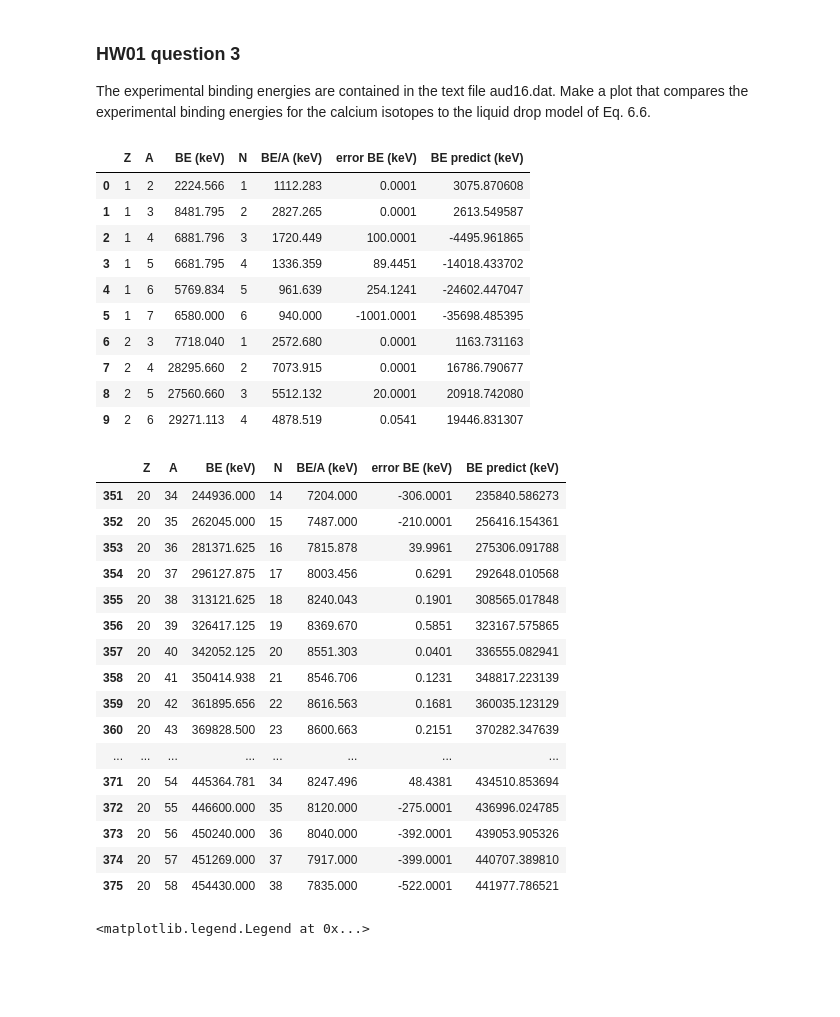
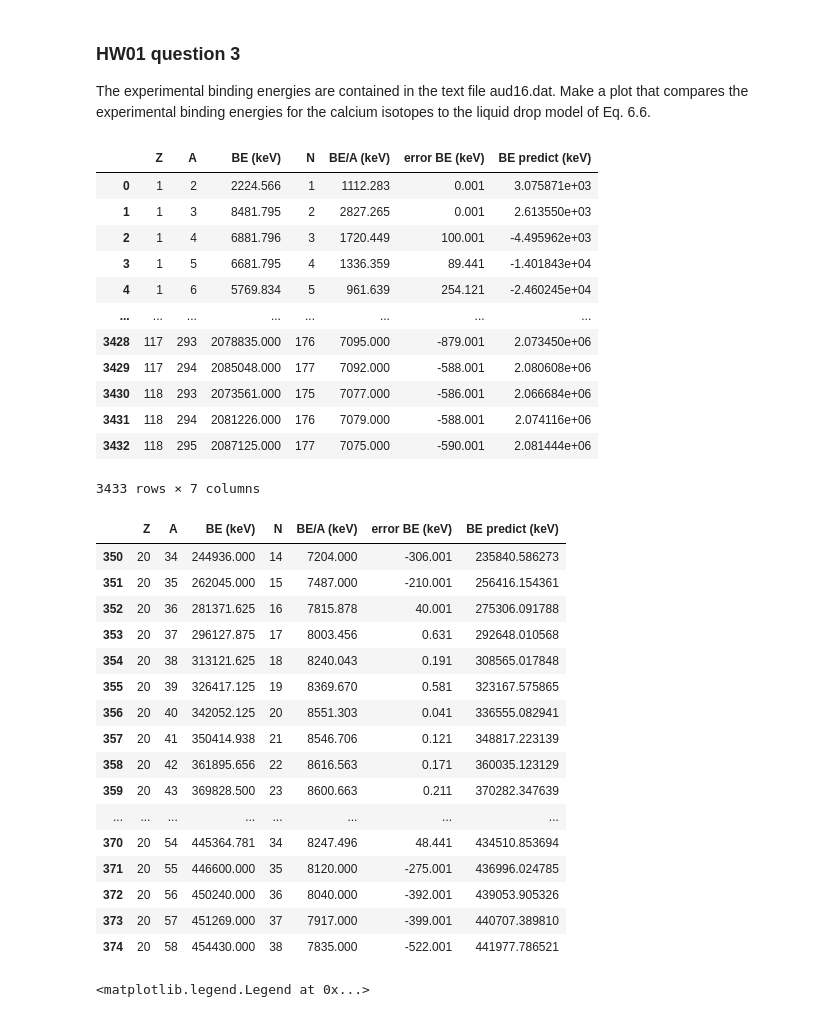
Before and after one commit to davis9ja/phy_981_nuclear_structure, a Jupyter notebook: hw01/hw01.ipynb, the cells around one changed output. Cells and saved outputs as stored; diff of their text form; code cells hidden in the pictures; blank space fills up the shorter version.

```diff
--- a/hw01/hw01.ipynb
+++ b/hw01/hw01.ipynb
@@ -19,58 +19,63 @@ liquid drop model of Eq. 6.6.
 # %%
 # load the text file aud16.csv into dataframe
 binding_df = pd.read_csv('aud16.csv')
 
 # combine error prefix and O columns
-binding_df['error BE (keV)'] = binding_df.apply(lambda row: "{:0.3f}{:d}".format(row['error prefix (keV)'], int(row['O'])),
+binding_df['error BE (keV)'] = binding_df.apply(lambda row: "{:0.2f}{:d}".format(row['error prefix (keV)'], int(row['O'])),
                                                 axis=1)
 binding_df['error BE (keV)'] = binding_df['error BE (keV)'].astype(float)
 
 # add row computing BE from liquid drop model, Eq 6.6
 binding_df['BE predict (keV)'] = binding_df.apply(lambda row:
                                                   15.49*1e3*row['A'] -
                                                   17.23*1e3*row['A']**(2/3) -
                                                   0.697*1e3*row['Z']**2/row['A']**(1/3) -
                                                   22.60*1e3*(row['N']-row['Z'])**2/row['A']
                                                   , axis=1)
 
 # drop the prefix and O column for clarity
 binding_df = binding_df.drop(columns=['error prefix (keV)', 'O'])
 
-binding_df.head(10)
+# drop the Z = 3, N = 200 row (neutron-saturated Li?)
+binding_df = binding_df.drop(24, axis=0).reset_index().drop(columns=['index'])
+
+binding_df
 # %% [output]
 |  | Z | A | BE (keV) | N | BE/A (keV) | error BE (keV) | BE predict (keV) |
-| 0 | 1 | 2 | 2224.566 | 1 | 1112.283 | 0.0001 | 3075.870608 |
-| 1 | 1 | 3 | 8481.795 | 2 | 2827.265 | 0.0001 | 2613.549587 |
-| 2 | 1 | 4 | 6881.796 | 3 | 1720.449 | 100.0001 | -4495.961865 |
-| 3 | 1 | 5 | 6681.795 | 4 | 1336.359 | 89.4451 | -14018.433702 |
-| 4 | 1 | 6 | 5769.834 | 5 | 961.639 | 254.1241 | -24602.447047 |
-| 5 | 1 | 7 | 6580.000 | 6 | 940.000 | -1001.0001 | -35698.485395 |
-| 6 | 2 | 3 | 7718.040 | 1 | 2572.680 | 0.0001 | 1163.731163 |
-| 7 | 2 | 4 | 28295.660 | 2 | 7073.915 | 0.0001 | 16786.790677 |
-| 8 | 2 | 5 | 27560.660 | 3 | 5512.132 | 20.0001 | 20918.742080 |
-| 9 | 2 | 6 | 29271.113 | 4 | 4878.519 | 0.0541 | 19446.831307 |
+| 0 | 1 | 2 | 2224.566 | 1 | 1112.283 | 0.001 | 3.075871e+03 |
+| 1 | 1 | 3 | 8481.795 | 2 | 2827.265 | 0.001 | 2.613550e+03 |
+| 2 | 1 | 4 | 6881.796 | 3 | 1720.449 | 100.001 | -4.495962e+03 |
+| 3 | 1 | 5 | 6681.795 | 4 | 1336.359 | 89.441 | -1.401843e+04 |
+| 4 | 1 | 6 | 5769.834 | 5 | 961.639 | 254.121 | -2.460245e+04 |
+| ... | ... | ... | ... | ... | ... | ... | ... |
+| 3428 | 117 | 293 | 2078835.000 | 176 | 7095.000 | -879.001 | 2.073450e+06 |
+| 3429 | 117 | 294 | 2085048.000 | 177 | 7092.000 | -588.001 | 2.080608e+06 |
+| 3430 | 118 | 293 | 2073561.000 | 175 | 7077.000 | -586.001 | 2.066684e+06 |
+| 3431 | 118 | 294 | 2081226.000 | 176 | 7079.000 | -588.001 | 2.074116e+06 |
+| 3432 | 118 | 295 | 2087125.000 | 177 | 7075.000 | -590.001 | 2.081444e+06 |
+3433 rows × 7 columns
 # %%
 # get the calcium isotopes in the data table
 calcium_iso = binding_df[binding_df['Z'] == 20]
 calcium_iso
 # %% [output]
 |  | Z | A | BE (keV) | N | BE/A (keV) | error BE (keV) | BE predict (keV) |
-| 351 | 20 | 34 | 244936.000 | 14 | 7204.000 | -306.0001 | 235840.586273 |
-| 352 | 20 | 35 | 262045.000 | 15 | 7487.000 | -210.0001 | 256416.154361 |
-| 353 | 20 | 36 | 281371.625 | 16 | 7815.878 | 39.9961 | 275306.091788 |
-| 354 | 20 | 37 | 296127.875 | 17 | 8003.456 | 0.6291 | 292648.010568 |
-| 355 | 20 | 38 | 313121.625 | 18 | 8240.043 | 0.1901 | 308565.017848 |
-| 356 | 20 | 39 | 326417.125 | 19 | 8369.670 | 0.5851 | 323167.575865 |
-| 357 | 20 | 40 | 342052.125 | 20 | 8551.303 | 0.0401 | 336555.082941 |
-| 358 | 20 | 41 | 350414.938 | 21 | 8546.706 | 0.1231 | 348817.223139 |
-| 359 | 20 | 42 | 361895.656 | 22 | 8616.563 | 0.1681 | 360035.123129 |
-| 360 | 20 | 43 | 369828.500 | 23 | 8600.663 | 0.2151 | 370282.347639 |
+| 350 | 20 | 34 | 244936.000 | 14 | 7204.000 | -306.001 | 235840.586273 |
+| 351 | 20 | 35 | 262045.000 | 15 | 7487.000 | -210.001 | 256416.154361 |
+| 352 | 20 | 36 | 281371.625 | 16 | 7815.878 | 40.001 | 275306.091788 |
+| 353 | 20 | 37 | 296127.875 | 17 | 8003.456 | 0.631 | 292648.010568 |
+| 354 | 20 | 38 | 313121.625 | 18 | 8240.043 | 0.191 | 308565.017848 |
+| 355 | 20 | 39 | 326417.125 | 19 | 8369.670 | 0.581 | 323167.575865 |
+| 356 | 20 | 40 | 342052.125 | 20 | 8551.303 | 0.041 | 336555.082941 |
+| 357 | 20 | 41 | 350414.938 | 21 | 8546.706 | 0.121 | 348817.223139 |
+| 358 | 20 | 42 | 361895.656 | 22 | 8616.563 | 0.171 | 360035.123129 |
+| 359 | 20 | 43 | 369828.500 | 23 | 8600.663 | 0.211 | 370282.347639 |
 | ... | ... | ... | ... | ... | ... | ... | ... |
-| 371 | 20 | 54 | 445364.781 | 34 | 8247.496 | 48.4381 | 434510.853694 |
-| 372 | 20 | 55 | 446600.000 | 35 | 8120.000 | -275.0001 | 436996.024785 |
-| 373 | 20 | 56 | 450240.000 | 36 | 8040.000 | -392.0001 | 439053.905326 |
-| 374 | 20 | 57 | 451269.000 | 37 | 7917.000 | -399.0001 | 440707.389810 |
-| 375 | 20 | 58 | 454430.000 | 38 | 7835.000 | -522.0001 | 441977.786521 |
+| 370 | 20 | 54 | 445364.781 | 34 | 8247.496 | 48.441 | 434510.853694 |
+| 371 | 20 | 55 | 446600.000 | 35 | 8120.000 | -275.001 | 436996.024785 |
+| 372 | 20 | 56 | 450240.000 | 36 | 8040.000 | -392.001 | 439053.905326 |
+| 373 | 20 | 57 | 451269.000 | 37 | 7917.000 | -399.001 | 440707.389810 |
+| 374 | 20 | 58 | 454430.000 | 38 | 7835.000 | -522.001 | 441977.786521 |
 # %%
 fig = plt.figure(figsize=(16,8))
 
```
Also changed, not shown: parts of 18 cells of this notebook.
